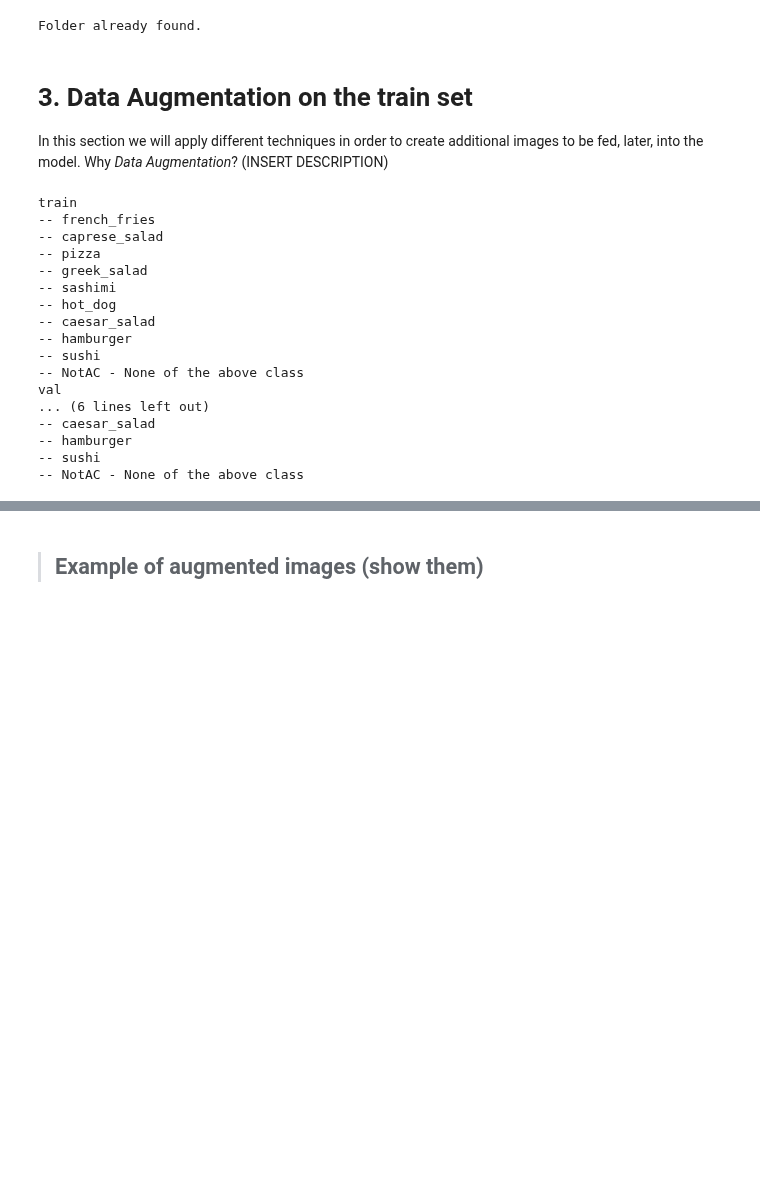
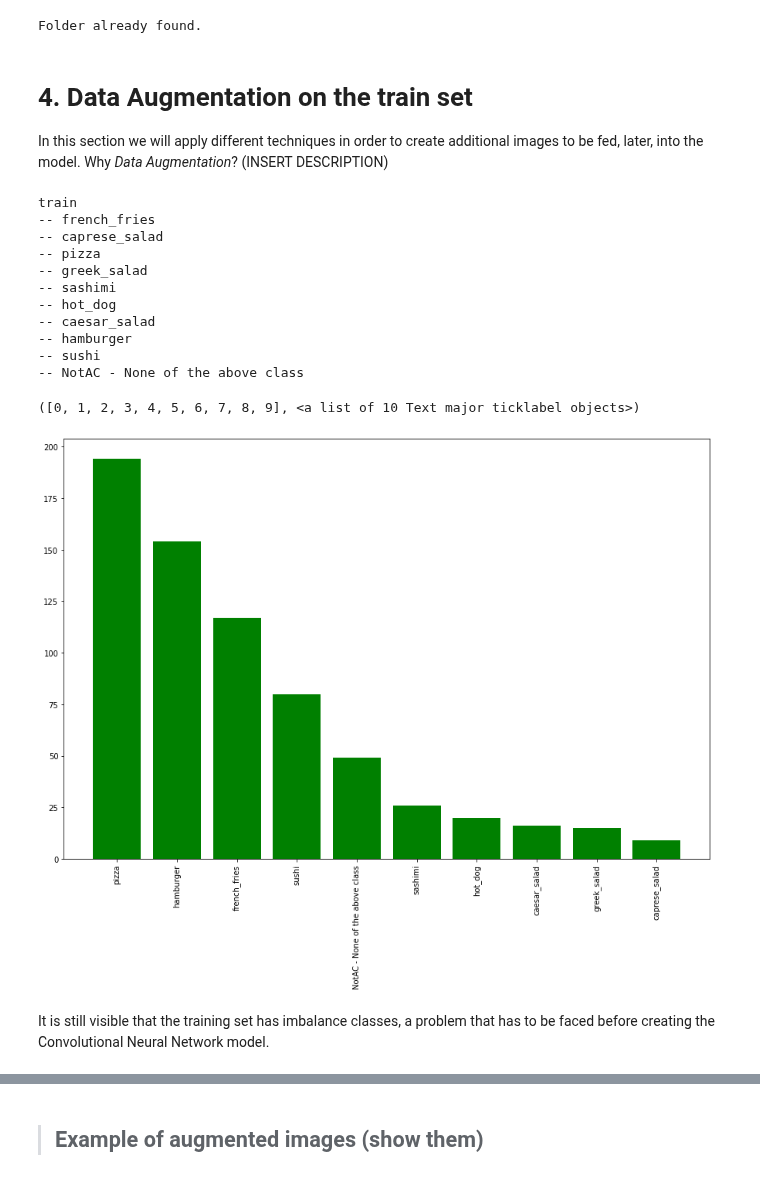
Before and after one commit to alessandro-maccario/DeepLearning-FoodRecognition, a Jupyter notebook: FoDL_Food_Image_Classification_V0_0_2.ipynb, the cells around one changed output, grey strips where cells are left out. Drawn from its saved outputs; the diff is of its cells as text; code cells hidden in the pictures; blank space fills up the shorter version.

```diff
--- a/FoDL_Food_Image_Classification_V0_0_2.ipynb
+++ b/FoDL_Food_Image_Classification_V0_0_2.ipynb
@@ -334,7 +336,7 @@ splitfolders.ratio(PREPROCESSED_DATA,
                    seed = SEED_VALUE,
                    ratio = (.65, .35)) # training, testing
 # %% [markdown]
-# 3. Data Augmentation on the train set
+# 4. Data Augmentation on the train set
 
 In this section we will apply different techniques in order to create additional images to be fed, later, into the model.
 Why _Data Augmentation_? (INSERT DESCRIPTION)
@@ -348,21 +360,25 @@ hist_dict_processed = {}
 
 # ITERATE DIRECTORY
 for path in os.listdir(DIR_TRAIN_TEST_DATA):
-  print(path)
-  for categories in os.listdir(os.path.join(DIR_TRAIN_TEST_DATA, path)):
-    print("--", categories)
+  if path == "train":
 
-    for images in os.listdir(os.path.join(DIR_TRAIN_TEST_DATA, path, categories)):
+    print(path)
+    for categories in os.listdir(os.path.join(DIR_TRAIN_TEST_DATA, path)):
+      print("--", categories)
 
-      # CHECK IF CURRENT PATH IS A FILE
-      if os.path.isfile(os.path.join(DIR_TRAIN_TEST_DATA, path, categories)):
-        count_processed += 0
-      else:
-        # IF IS NOT A FILE, IS A DIRECTORY. GET THE FOLDER NAME
-        number_of_elements_per_folder = len([entry for entry in os.listdir(DIR_TRAIN_TEST_DATA + "/" + path + "/" + categories)])
-        # print(f"The folder called {path} has a number of element(s) equal to:", number_of_elements_per_folder)
-        count_processed += 1
-        hist_dict_processed[path] = number_of_elements_per_folder
+      for images in os.listdir(os.path.join(DIR_TRAIN_TEST_DATA, path, categories)):
+
+        # CHECK IF CURRENT PATH IS A FILE
+        if os.path.isfile(os.path.join(DIR_TRAIN_TEST_DATA, path, categories)):
+          count_processed += 0
+        else:
+          # IF IS NOT A FILE, IS A DIRECTORY. GET THE FOLDER NAME
+          number_of_elements_per_folder = len([entry for entry in os.listdir(DIR_TRAIN_TEST_DATA + "/" + path + "/" + categories)])
+          # print(f"The folder called {path} has a number of element(s) equal to:", number_of_elements_per_folder)
+          count_processed += 1
+          hist_dict_processed[categories] = number_of_elements_per_folder
+  else:
+    break
 
 print()
 # print('Number of folders:', count_processed, "different classes of food.")
@@ -378,9 +394,3 @@ train
 -- hamburger
 -- sushi
 -- NotAC - None of the above class
-val
-... (6 lines left out)
--- caesar_salad
--- hamburger
--- sushi
--- NotAC - None of the above class
@@ -392,0 +397,17 @@ os.rename(old_name, new_name)
+# %%
+# SHOW THE DATASET DISTRIBUTION WITH A HISTOGRAM PLOT ONLY FOR THE TRAINING SET
+plt.figure(figsize=(15, 10))
+# CONVERT THE DICT TO DATAFRAME
+new_processed = pd.DataFrame([hist_dict_processed]).transpose().reset_index()
+new_processed = new_processed.rename(columns={"index": "food_name", 0: "value_count"})
+# SORT THE DATAFRAME BASED ON VALUE_COUNT
+new_processed = new_processed.sort_values("value_count", ascending=False)
+new_processed
+
+plt.bar(new_processed['food_name'], new_processed['value_count'], color='g')
+plt.xticks(rotation=90)
+# %% [output]
+([0, 1, 2, 3, 4, 5, 6, 7, 8, 9], <a list of 10 Text major ticklabel objects>)
+[figure, added]
+# %% [markdown]
+It is still visible that the training set has imbalance classes, a problem that has to be faced before creating the Convolutional Neural Network model.
```
Also changed, not shown: parts of 8 cells of this notebook.
